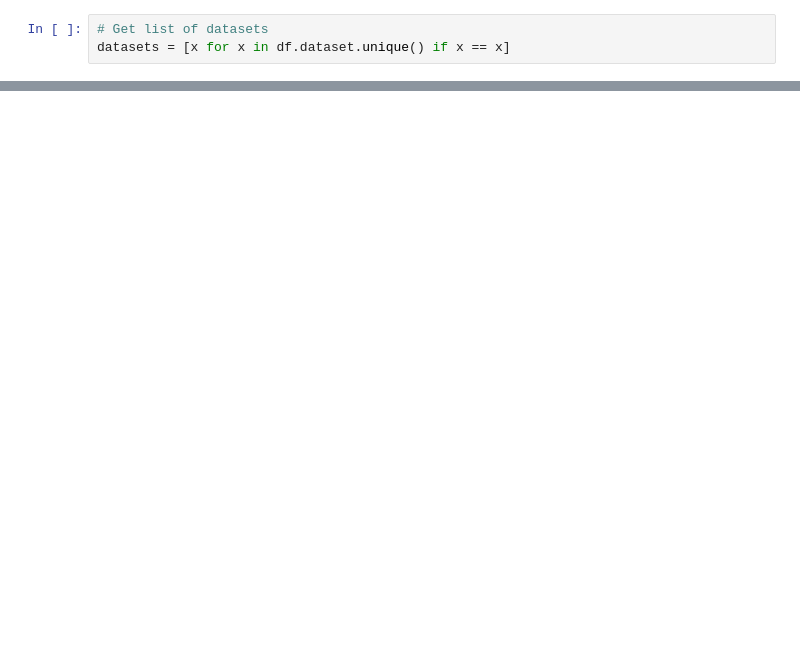
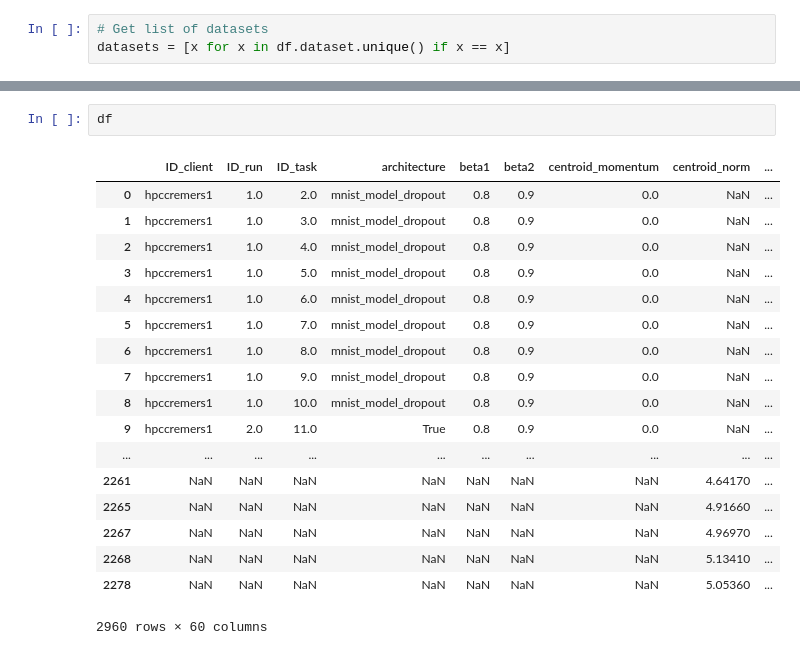
Before and after one commit to jplapp/associative_clustering, a Jupyter notebook: semisup/evaluation/master_table.ipynb, the cells around one changed output, grey strips where cells are left out. Drawn from its saved outputs; the diff is of its cells as text; blank space fills up the shorter version.

```diff
--- a/semisup/evaluation/master_table.ipynb
+++ b/semisup/evaluation/master_table.ipynb
@@ -68,0 +129,21 @@ frgc:           43.33%  +/- 3.33
+# %%
+df
+# %% [output]
+|  | ID_client | ID_run | ID_task | architecture | beta1 | beta2 | centroid_momentum | centroid_norm | ... |
+| 0 | hpccremers1 | 1.0 | 2.0 | mnist_model_dropout | 0.8 | 0.9 | 0.0 | NaN | ... |
+| 1 | hpccremers1 | 1.0 | 3.0 | mnist_model_dropout | 0.8 | 0.9 | 0.0 | NaN | ... |
+| 2 | hpccremers1 | 1.0 | 4.0 | mnist_model_dropout | 0.8 | 0.9 | 0.0 | NaN | ... |
+| 3 | hpccremers1 | 1.0 | 5.0 | mnist_model_dropout | 0.8 | 0.9 | 0.0 | NaN | ... |
+| 4 | hpccremers1 | 1.0 | 6.0 | mnist_model_dropout | 0.8 | 0.9 | 0.0 | NaN | ... |
+| 5 | hpccremers1 | 1.0 | 7.0 | mnist_model_dropout | 0.8 | 0.9 | 0.0 | NaN | ... |
+| 6 | hpccremers1 | 1.0 | 8.0 | mnist_model_dropout | 0.8 | 0.9 | 0.0 | NaN | ... |
+| 7 | hpccremers1 | 1.0 | 9.0 | mnist_model_dropout | 0.8 | 0.9 | 0.0 | NaN | ... |
+| 8 | hpccremers1 | 1.0 | 10.0 | mnist_model_dropout | 0.8 | 0.9 | 0.0 | NaN | ... |
+| 9 | hpccremers1 | 2.0 | 11.0 | True | 0.8 | 0.9 | 0.0 | NaN | ... |
+| ... | ... | ... | ... | ... | ... | ... | ... | ... | ... |
+| 2261 | NaN | NaN | NaN | NaN | NaN | NaN | NaN | 4.64170 | ... |
+| 2265 | NaN | NaN | NaN | NaN | NaN | NaN | NaN | 4.91660 | ... |
+| 2267 | NaN | NaN | NaN | NaN | NaN | NaN | NaN | 4.96970 | ... |
+| 2268 | NaN | NaN | NaN | NaN | NaN | NaN | NaN | 5.13410 | ... |
+| 2278 | NaN | NaN | NaN | NaN | NaN | NaN | NaN | 5.05360 | ... |
+2960 rows × 60 columns
```
Also changed, not shown: parts of 12 cells of this notebook.
